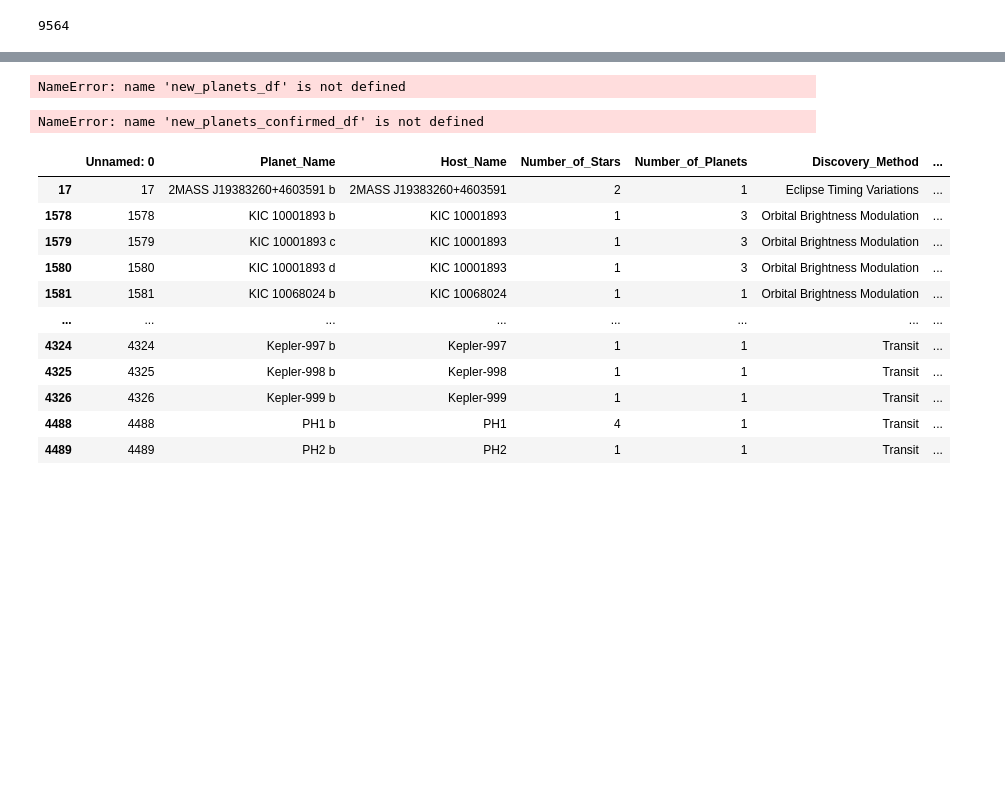
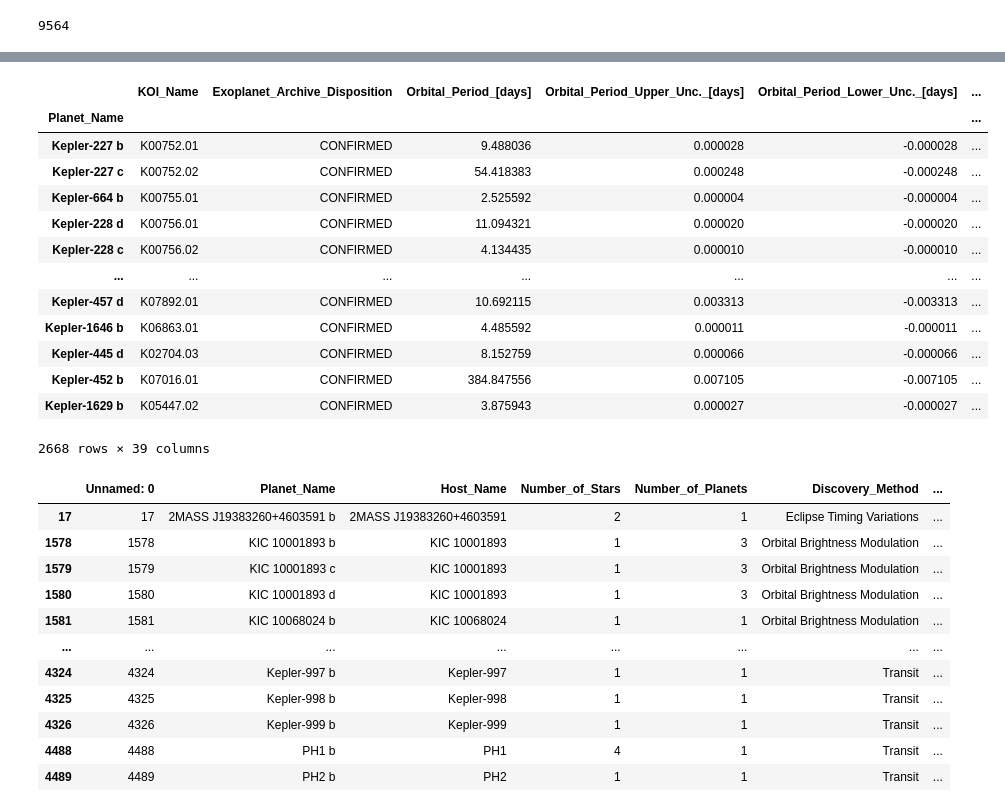
Before and after one commit to LiShanDa2021/exoplanet_detector, a Jupyter notebook: merging_columns.ipynb, the cells around one changed output, grey strips where cells are left out. Cells and saved outputs as stored; diff of their text form; code cells hidden in the pictures; blank space fills up the shorter version.

```diff
--- a/merging_columns.ipynb
+++ b/merging_columns.ipynb
@@ -371,0 +319,3 @@ planets_df
+# %%
+planets_df = planets_df.rename(columns= {"Kepler_Name": "Planet_Name" })
+planets_df
@@ -372,3 +336,4 @@ planets_df
 # %%
-new_planets_df=planets_df.
+planets_df = planets_df.dropna(subset = ["Planet_Name"])
+planets_df
 # %% [output]
@@ -376,12 +353,21 @@ SyntaxError: invalid syntax (Temp/ipykernel_5800/1845754778.py, line 1)
-# %%
-new_planets_confirmed_df = new_planets_df.loc[new_planets_df["Exoplanet_Archive_Disposition"] == "CONFIRMED" ]
-new_planets_confirmed_df
-# %% [output]
-NameError: name 'new_planets_df' is not defined
-# %%
-new_planets_confirmed_df.nunique()
-# %% [output]
-NameError: name 'new_planets_confirmed_df' is not defined
+# %%
+kepler_planets_df = planets_df.set_index("Planet_Name")
+kepler_planets_df
+# %% [output]
+|  | KOI_Name | Exoplanet_Archive_Disposition | Orbital_Period_[days] | Orbital_Period_Upper_Unc._[days] | Orbital_Period_Lower_Unc._[days] | ... |
+| Planet_Name |  |  |  |  |  | ... |
+| Kepler-227 b | K00752.01 | CONFIRMED | 9.488036 | 0.000028 | -0.000028 | ... |
+| Kepler-227 c | K00752.02 | CONFIRMED | 54.418383 | 0.000248 | -0.000248 | ... |
+| Kepler-664 b | K00755.01 | CONFIRMED | 2.525592 | 0.000004 | -0.000004 | ... |
+| Kepler-228 d | K00756.01 | CONFIRMED | 11.094321 | 0.000020 | -0.000020 | ... |
+| Kepler-228 c | K00756.02 | CONFIRMED | 4.134435 | 0.000010 | -0.000010 | ... |
+| ... | ... | ... | ... | ... | ... | ... |
+| Kepler-457 d | K07892.01 | CONFIRMED | 10.692115 | 0.003313 | -0.003313 | ... |
+| Kepler-1646 b | K06863.01 | CONFIRMED | 4.485592 | 0.000011 | -0.000011 | ... |
+| Kepler-445 d | K02704.03 | CONFIRMED | 8.152759 | 0.000066 | -0.000066 | ... |
+| Kepler-452 b | K07016.01 | CONFIRMED | 384.847556 | 0.007105 | -0.007105 | ... |
+| Kepler-1629 b | K05447.02 | CONFIRMED | 3.875943 | 0.000027 | -0.000027 | ... |
+2668 rows × 39 columns
 # %%
 confirmed_planets_df = confirmed_planets_df.loc[confirmed_planets_df["Discovery_Facility"] == "Kepler" ]
 confirmed_planets_df
```
Also changed, not shown: parts of 21 cells of this notebook.
